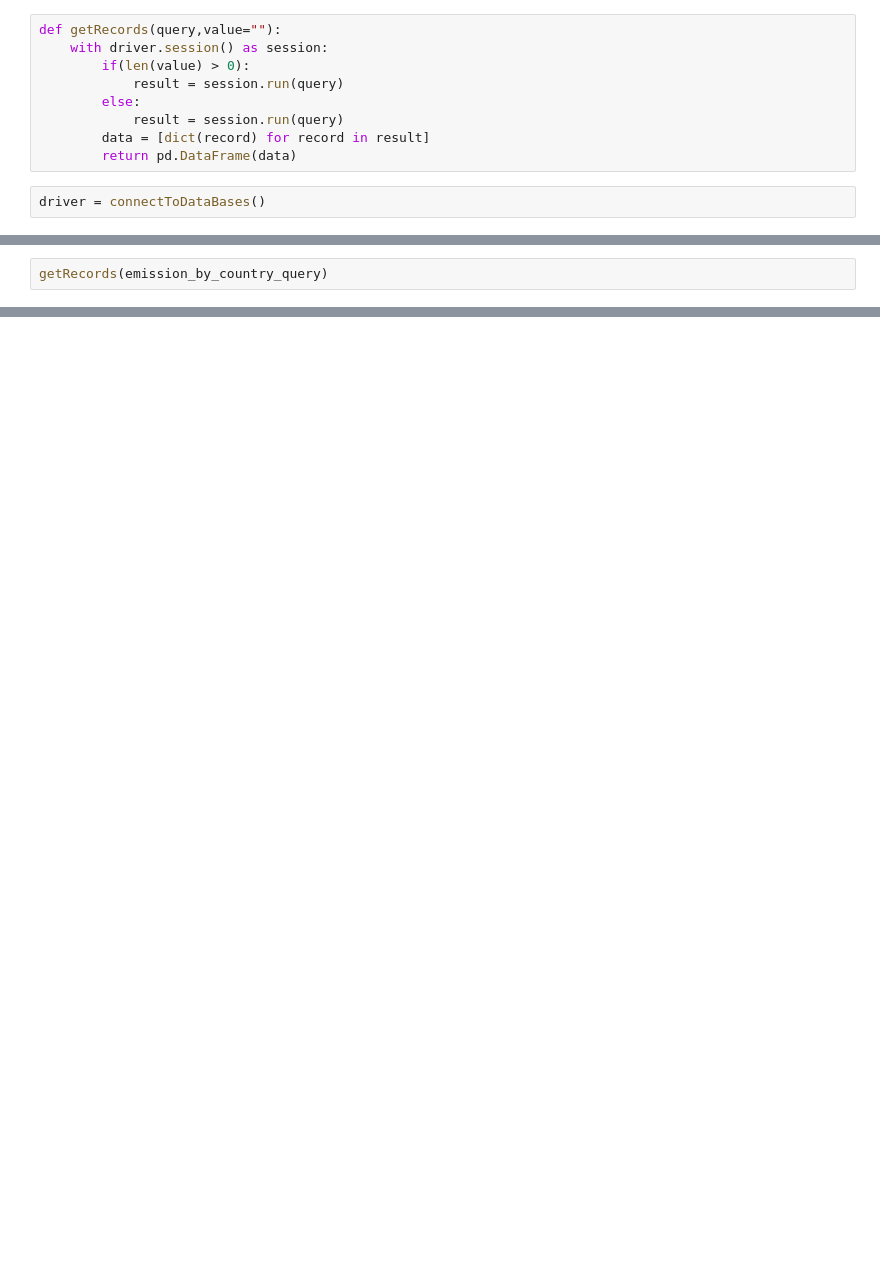
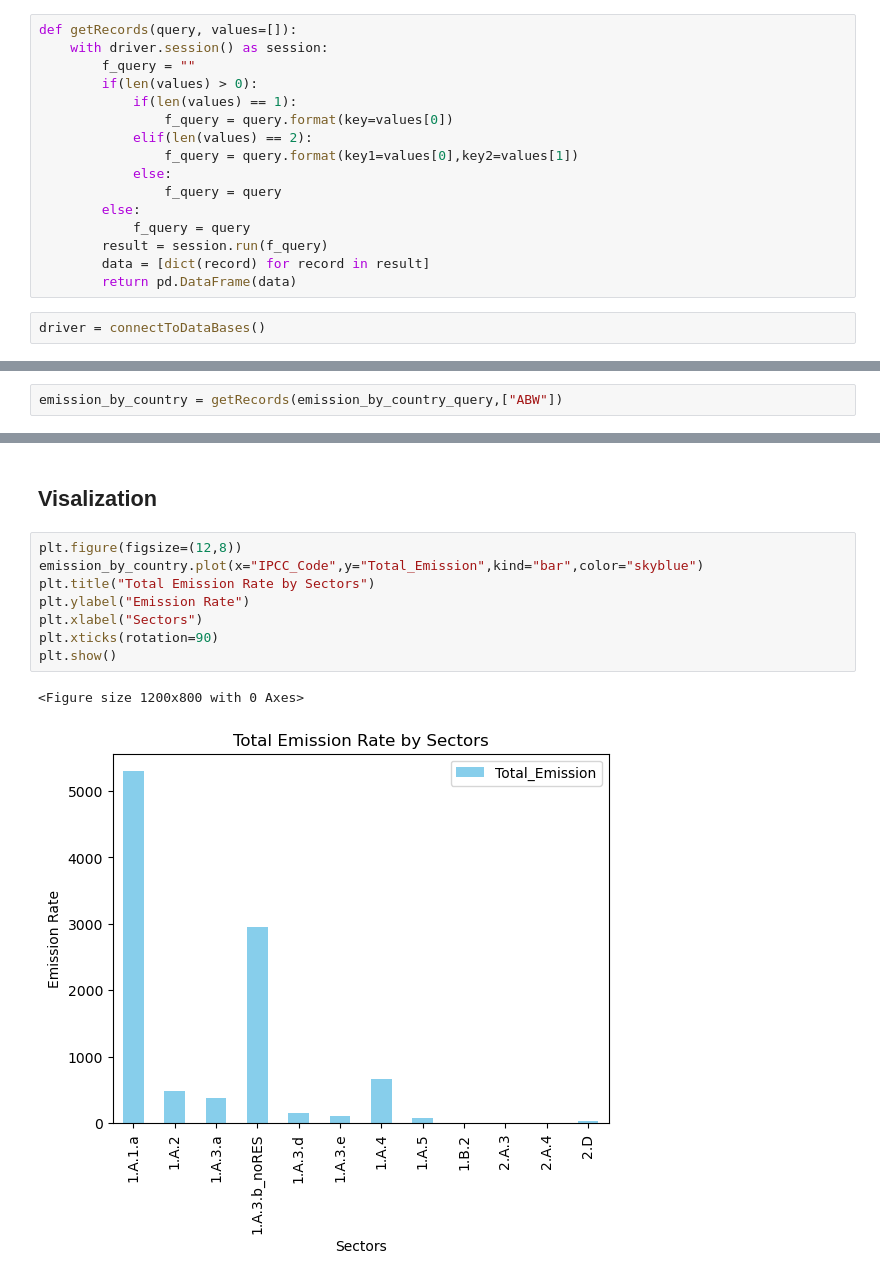
Before and after one commit to GawthamW97/Data-Analytics-And-Visualization, a Jupyter notebook: visualize_data_neo4j.ipynb, the cells around one changed output, grey strips where cells are left out. Cells and saved outputs as stored; diff of their text form; blank space fills up the shorter version.

Commit message:
resolved neo4j insert data and visualized the dataset

```diff
--- a/visualize_data_neo4j.ipynb
+++ b/visualize_data_neo4j.ipynb
@@ -45,12 +81,19 @@ def getCountry(query,name=""):
         data = [dict(record) for record in result]
         return pd.DataFrame(data)
 # %%
-def getRecords(query,value=""):
+def getRecords(query, values=[]):
     with driver.session() as session:
-        if(len(value) > 0):
-            result = session.run(query)
+        f_query = ""
+        if(len(values) > 0):
+            if(len(values) == 1):
+                f_query = query.format(key=values[0])
+            elif(len(values) == 2):
+                f_query = query.format(key1=values[0],key2=values[1])
+            else:
+                f_query = query
         else:
-            result = session.run(query)
+            f_query = query
+        result = session.run(f_query)
         data = [dict(record) for record in result]
         return pd.DataFrame(data)
 # %%
@@ -78,2 +103,2 @@ getCountry(country_query)
 # %%
-getRecords(emission_by_country_query)
+emission_by_country = getRecords(emission_by_country_query,["ABW"])
@@ -97,0 +146,13 @@ getRecords(emission_by_country_query)
+# %% [markdown]
+## Visalization
+# %%
+plt.figure(figsize=(12,8))
+emission_by_country.plot(x="IPCC_Code",y="Total_Emission",kind="bar",color="skyblue")
+plt.title("Total Emission Rate by Sectors")
+plt.ylabel("Emission Rate")
+plt.xlabel("Sectors")
+plt.xticks(rotation=90)
+plt.show()
+# %% [output]
+<Figure size 1200x800 with 0 Axes>
+[figure, added]
```
Also changed, not shown: parts of 17 cells of this notebook, 2 other files.
